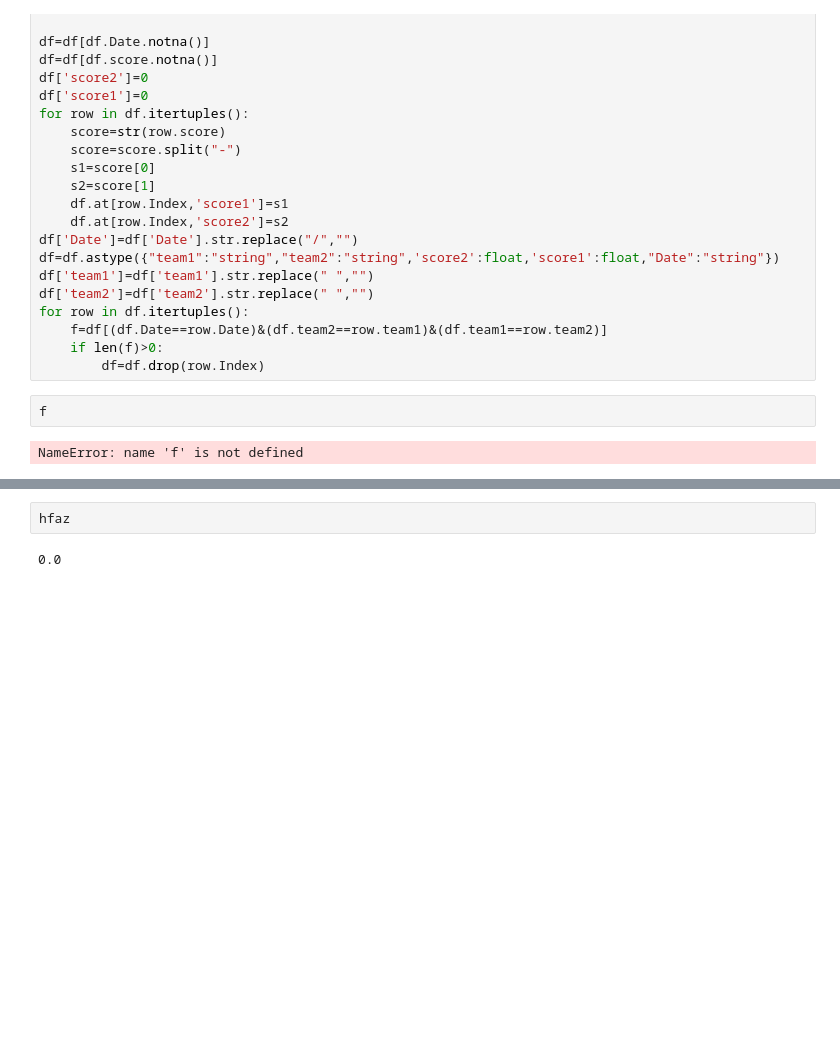
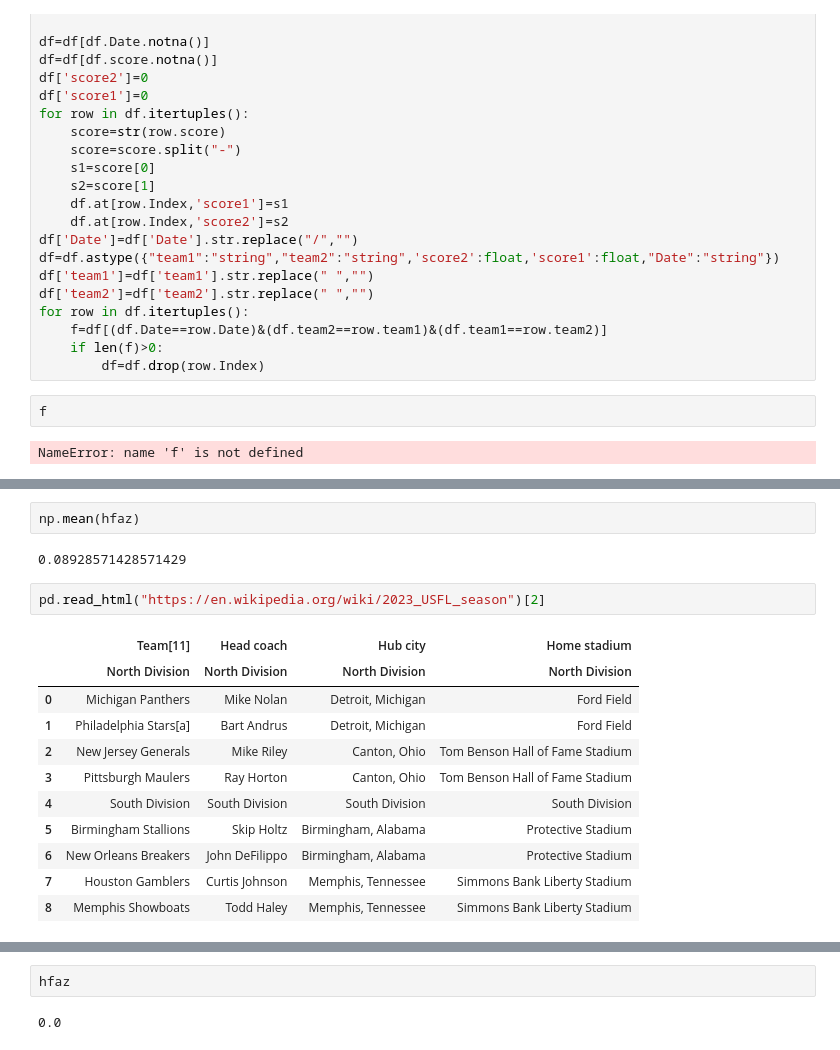
Before and after one commit to easella/usfl, a Jupyter notebook: usfl-elos.ipynb, the cells around one changed output, grey strips where cells are left out. Drawn from its saved outputs; the diff is of its cells as text; blank space fills up the shorter version.

```diff
--- a/usfl-elos.ipynb
+++ b/usfl-elos.ipynb
@@ -326,3 +326,21 @@ if len(css)==0:
             eloLeague.ratingDict[key]=(eloLeague.ratingDict[key]*(2/3))+(1500*(1/3))
             af=eloLeague.ratingDict[key]
             print(pre,af,key)
+# %%
+np.mean(hfaz)
+# %% [output]
+0.08928571428571429
+# %%
+pd.read_html("https://en.wikipedia.org/wiki/2023_USFL_season")[2]
+# %% [output]
+|  | Team[11] | Head coach | Hub city | Home stadium |
+|  | North Division | North Division | North Division | North Division |
+| 0 | Michigan Panthers | Mike Nolan | Detroit, Michigan | Ford Field |
+| 1 | Philadelphia Stars[a] | Bart Andrus | Detroit, Michigan | Ford Field |
+| 2 | New Jersey Generals | Mike Riley | Canton, Ohio | Tom Benson Hall of Fame Stadium |
+| 3 | Pittsburgh Maulers | Ray Horton | Canton, Ohio | Tom Benson Hall of Fame Stadium |
+| 4 | South Division | South Division | South Division | South Division |
+| 5 | Birmingham Stallions | Skip Holtz | Birmingham, Alabama | Protective Stadium |
+| 6 | New Orleans Breakers | John DeFilippo | Birmingham, Alabama | Protective Stadium |
+| 7 | Houston Gamblers | Curtis Johnson | Memphis, Tennessee | Simmons Bank Liberty Stadium |
+| 8 | Memphis Showboats | Todd Haley | Memphis, Tennessee | Simmons Bank Liberty Stadium |
```
Also changed, not shown: parts of 2 cells of this notebook.
